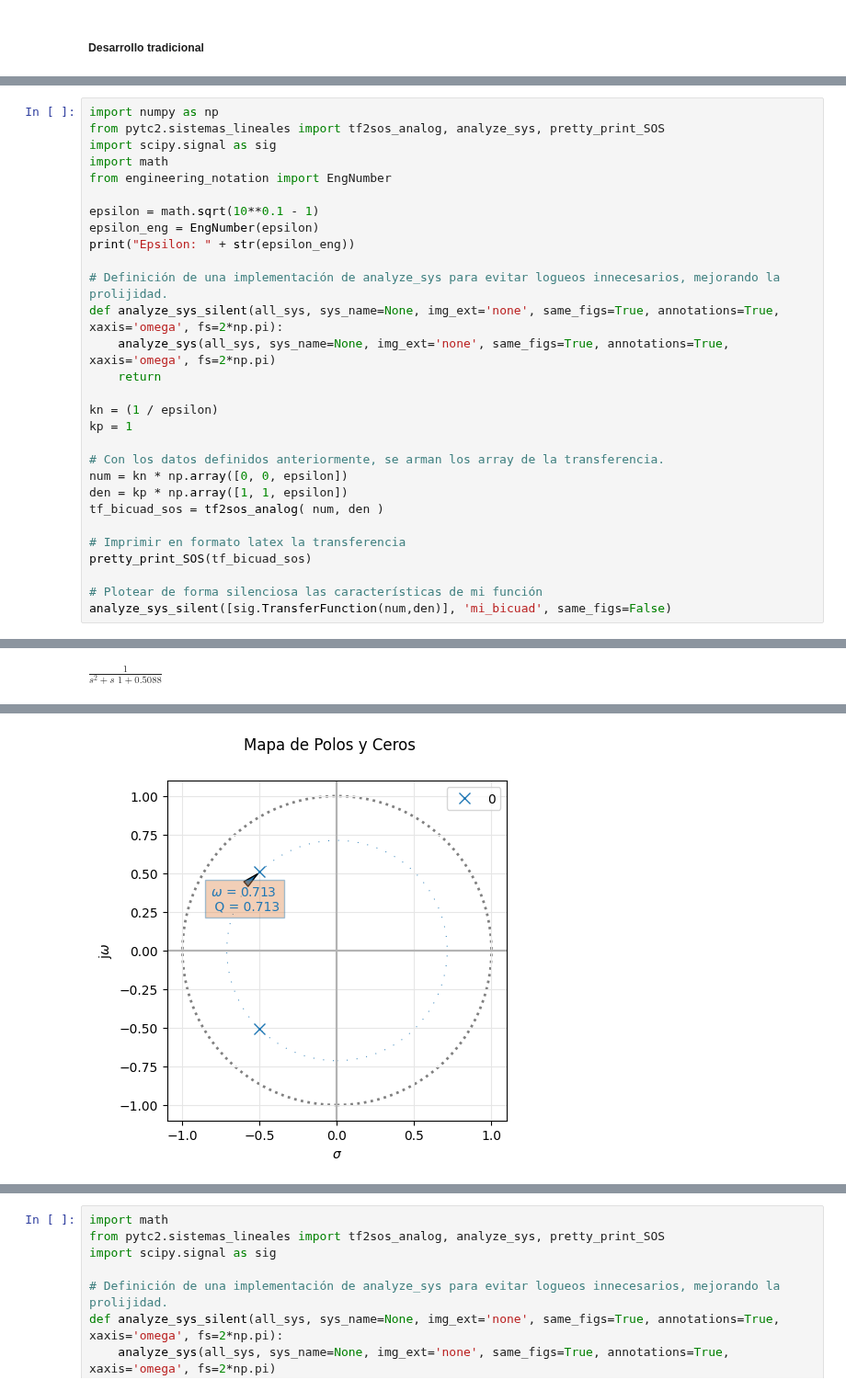
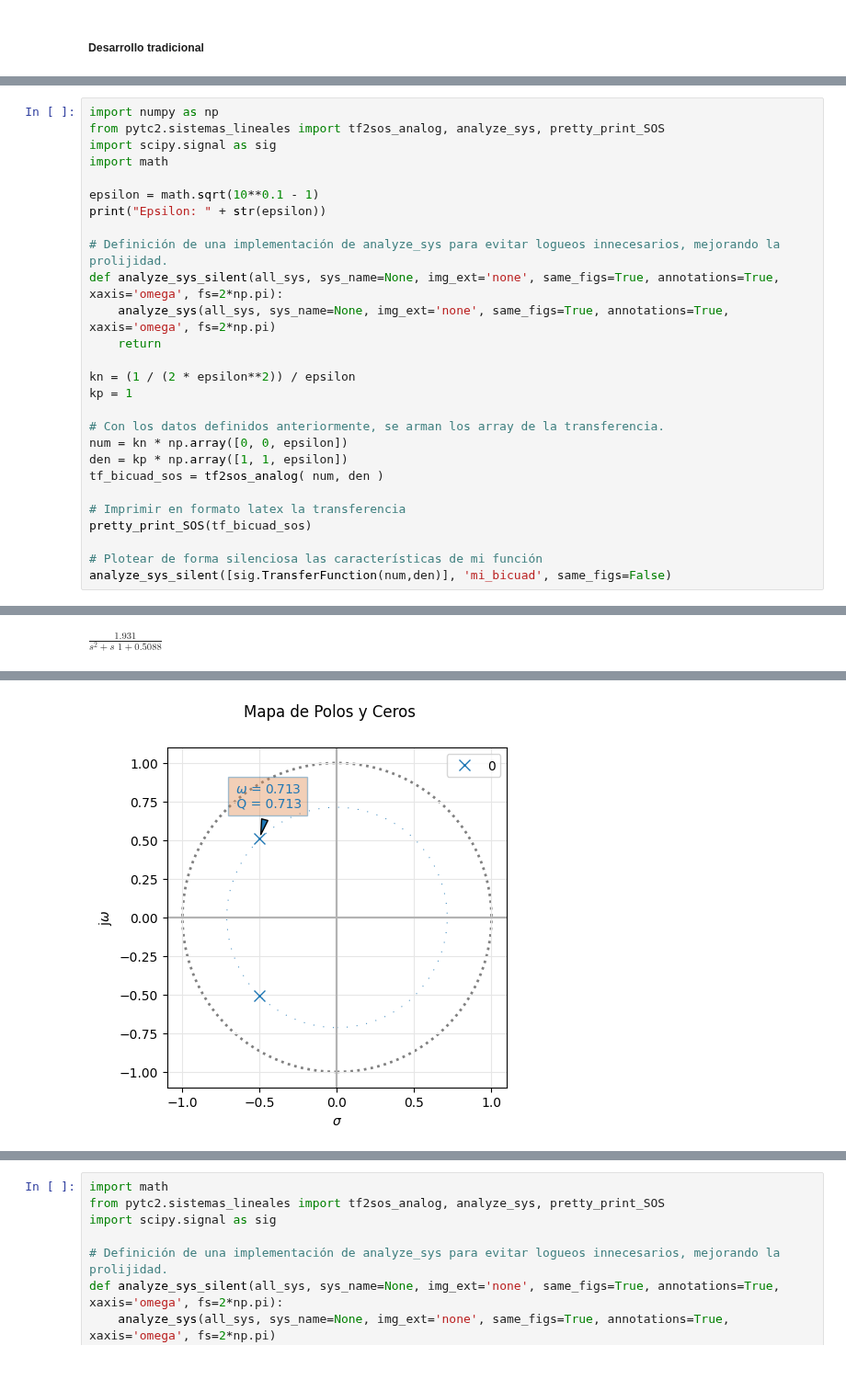
Before and after one commit to matnalopez2/Teoria-de-Circuitos-2, a Jupyter notebook: Resoluciones/20240513/20240513 - Ejercicio 1.ipynb, the cells around one changed output, grey strips where cells are left out. Shown at 92% size. Drawn from its saved outputs; the diff is of its cells as text.

```diff
--- a/Resoluciones/20240513/20240513 - Ejercicio 1.ipynb
+++ b/Resoluciones/20240513/20240513 - Ejercicio 1.ipynb
@@ -17,18 +17,16 @@ import numpy as np
 from pytc2.sistemas_lineales import tf2sos_analog, analyze_sys, pretty_print_SOS
 import scipy.signal as sig
 import math
-from engineering_notation import EngNumber
 
 epsilon = math.sqrt(10**0.1 - 1)
-epsilon_eng = EngNumber(epsilon)
-print("Epsilon: " + str(epsilon_eng))
+print("Epsilon: " + str(epsilon))
 
 # Definición de una implementación de analyze_sys para evitar logueos innecesarios, mejorando la prolijidad.
 def analyze_sys_silent(all_sys, sys_name=None, img_ext='none', same_figs=True, annotations=True, xaxis='omega', fs=2*np.pi):
     analyze_sys(all_sys, sys_name=None, img_ext='none', same_figs=True, annotations=True, xaxis='omega', fs=2*np.pi)
     return
 
-kn = (1 / epsilon)
+kn = (1 / (2 * epsilon**2)) / epsilon
 kp = 1
 
 # Con los datos definidos anteriormente, se arman los array de la transferencia.
@@ -47 +46 @@ C:\Users\Mati\AppData\Local\Packages\PythonSoftwareFoundation.Python.3.11_qbz5n2
-$\displaystyle   \frac{  1 }{s^2 + s \,\,   1 + 0.5088 }$
+$\displaystyle   \frac{1.931 }{s^2 + s \,\,   1 + 0.5088 }$
@@ -51,4 +50,4 @@ C:\Users\Mati\AppData\Local\Packages\PythonSoftwareFoundation.Python.3.11_qbz5n2
-[figure, old version]
+[figure, new version]
 [figure]
 # %% [markdown]
 ![20240513_Ejercicio1_03.jpeg](attachment:20240513_Ejercicio1_03.jpeg)
```
Also changed, not shown: parts of 1 cell of this notebook.
